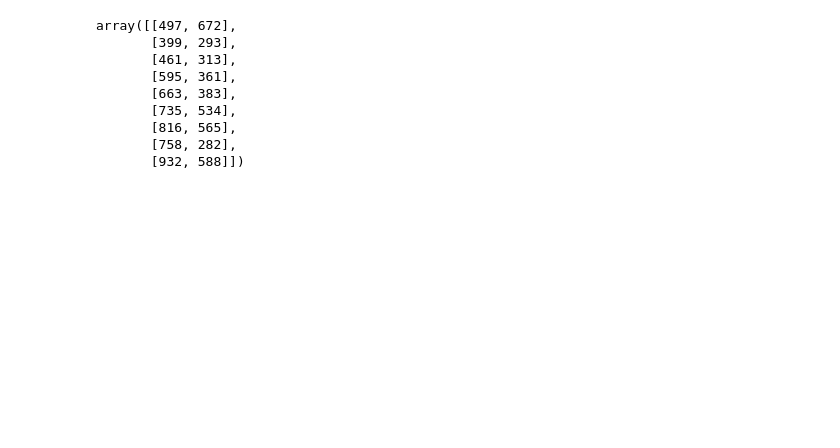
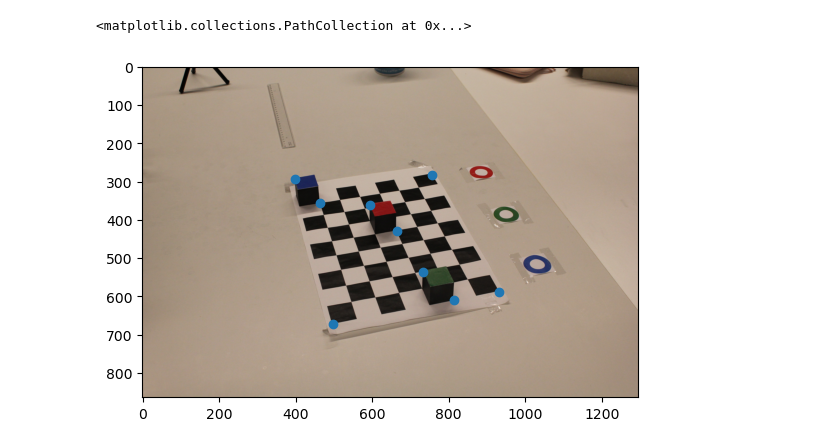
Before and after one commit to imveikka/3DCV_project, a Jupyter notebook: sandbox.ipynb, the cells around one changed output. Drawn from its saved outputs; the diff is of its cells as text; code cells hidden in the pictures; blank space fills up the shorter version.

Commit message:
flip y axis in images

```diff
--- a/sandbox.ipynb
+++ b/sandbox.ipynb
@@ -14,66 +7,11 @@ img
-# %%
-def load_img(path):
-    img = Image.open(path)
-    w, h = img.size
-    new_size = (w // 4, h // 4)
-    img.thumbnail(new_size)
-    return img
-
-
-def select_points(img):
-
-    """
-    Function to select points from an image.
-
-    If you selected all the points you wanted, press ESC or close the window.
-    """
-
-    points = []
-
-    img = np.array(img)
-    img = cv.cvtColor(img, cv.COLOR_BGR2RGB)
-
-    # load reference
-    reference = load_img('./data/CALIB_ALEX_VEIKKA_SETUP.png')
-    reference = np.array(reference)
-    reference = cv.cvtColor(reference, cv.COLOR_BGR2RGB)
-
-    # clip reference
-    reference = reference[:, 350:]
-    reference = reference[:, :650]
-
-    img = np.concat((img, reference), 1)
-
-    def click_event(event, x, y, flags, param):
-        nonlocal points
-        if event == cv.EVENT_LBUTTONDOWN:
-            cv.circle(param, (x, y), 4, (255, 0, 255), -1)
-            cv.imshow("Image", param)
-            points.append((x, y))
-
-    cv.imshow("Image", img)
-    cv.setMouseCallback("Image", click_event, img)
-
-    while True:
-        key = cv.waitKey(20) & 0xFF
-        if key == 27:  # ESC key to break
-            break
-        if cv.getWindowProperty("Image", cv.WND_PROP_VISIBLE) < 1:  # Check if window is closed
-            break
-    cv.destroyAllWindows()
-
-    return np.stack(points)
-
-
-img = load_img('./data/CALIB_ALEX_VEIKKA.png')
-select_points(img)
-# %% [output]
-array([[497, 672],
-       [399, 293],
-       [461, 313],
-       [595, 361],
-       [663, 383],
-       [735, 534],
-       [816, 565],
-       [758, 282],
-       [932, 588]])
+# %%
+img = load_img('./data/CALIB_ALEX_VEIKKA.png')
+points = select_points(img)
+# %%
+pts = points.copy()
+pts[:, 1] = img.size[1] - pts[:, 1] - 1
+plt.imshow(img)
+plt.scatter(*zip(*pts))
+# %% [output]
+<matplotlib.collections.PathCollection at 0x...>
+[figure, added]
```
Also changed, not shown: parts of 1 cell of this notebook, 1 other file.
